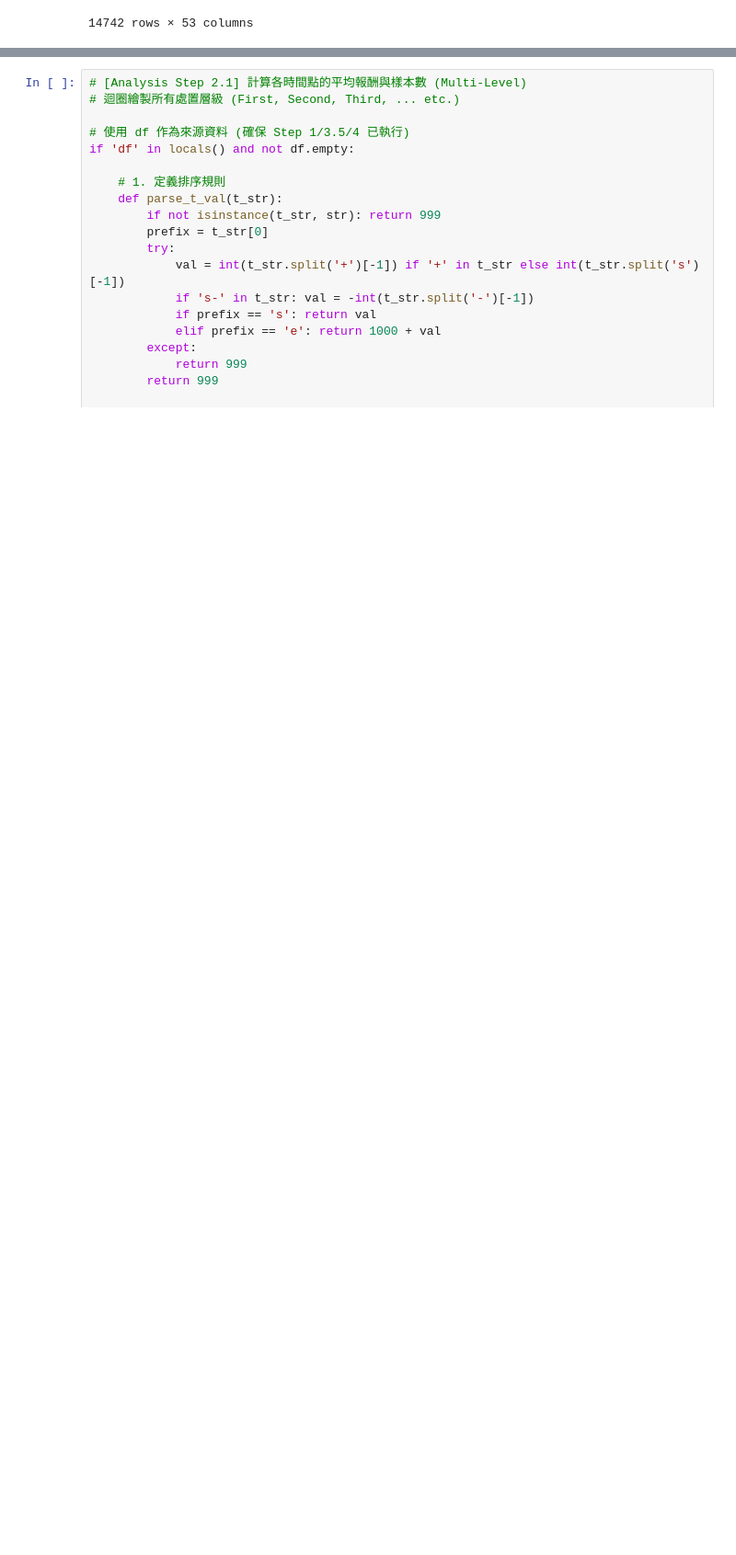
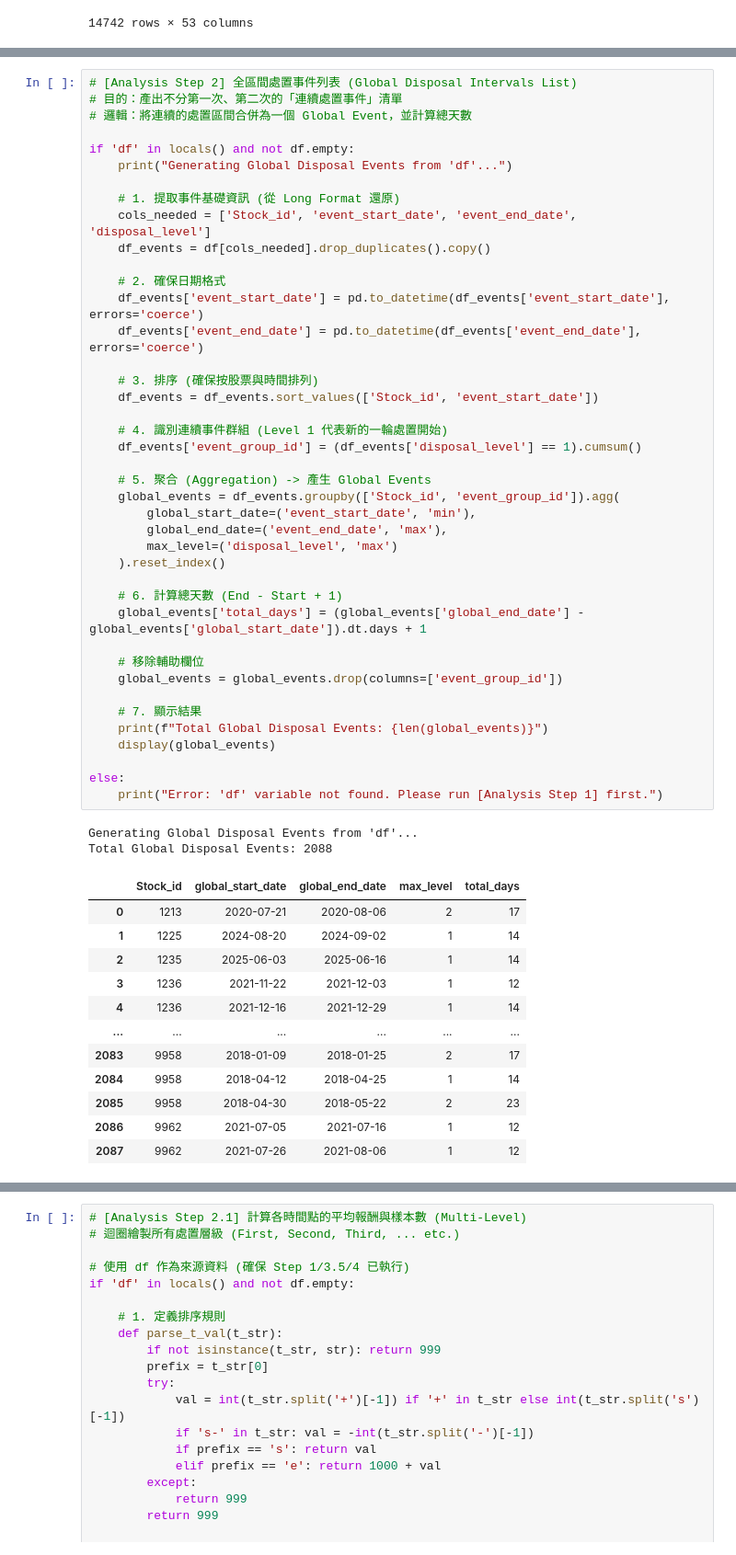
Before and after one commit to Xin95172/Quant, a Jupyter notebook: projects/disposal/main.ipynb, the cells around one changed output, grey strips where cells are left out. Shown at 92% size. Saved outputs shown, nothing was run; the diff lists cells and outputs as text; blank space fills up the shorter version.

```diff
--- a/projects/disposal/main.ipynb
+++ b/projects/disposal/main.ipynb
@@ -373,0 +335,56 @@ Total Global Events: 11627
+# %%
+# [Analysis Step 2] 全區間處置事件列表 (Global Disposal Intervals List)
+# 目的：產出不分第一次、第二次的「連續處置事件」清單
+# 邏輯：將連續的處置區間合併為一個 Global Event，並計算總天數
+
+if 'df' in locals() and not df.empty:
+    print("Generating Global Disposal Events from 'df'...")
+
+    # 1. 提取事件基礎資訊 (從 Long Format 還原)
+    cols_needed = ['Stock_id', 'event_start_date', 'event_end_date', 'disposal_level']
+    df_events = df[cols_needed].drop_duplicates().copy()
+
+    # 2. 確保日期格式
+    df_events['event_start_date'] = pd.to_datetime(df_events['event_start_date'], errors='coerce')
+    df_events['event_end_date'] = pd.to_datetime(df_events['event_end_date'], errors='coerce')
+
+    # 3. 排序 (確保按股票與時間排列)
+    df_events = df_events.sort_values(['Stock_id', 'event_start_date'])
+
+    # 4. 識別連續事件群組 (Level 1 代表新的一輪處置開始)
+    df_events['event_group_id'] = (df_events['disposal_level'] == 1).cumsum()
+
+    # 5. 聚合 (Aggregation) -> 產生 Global Events
+    global_events = df_events.groupby(['Stock_id', 'event_group_id']).agg(
+        global_start_date=('event_start_date', 'min'),
+        global_end_date=('event_end_date', 'max'),
+        max_level=('disposal_level', 'max')
+    ).reset_index()
+
+    # 6. 計算總天數 (End - Start + 1)
+    global_events['total_days'] = (global_events['global_end_date'] - global_events['global_start_date']).dt.days + 1
+
+    # 移除輔助欄位
+    global_events = global_events.drop(columns=['event_group_id'])
+
+    # 7. 顯示結果
+    print(f"Total Global Disposal Events: {len(global_events)}")
+    display(global_events)
+
+else:
+    print("Error: 'df' variable not found. Please run [Analysis Step 1] first.")
+# %% [output]
+Generating Global Disposal Events from 'df'...
+Total Global Disposal Events: 2088
+|  | Stock_id | global_start_date | global_end_date | max_level | total_days |
+| 0 | 1213 | 2020-07-21 | 2020-08-06 | 2 | 17 |
+| 1 | 1225 | 2024-08-20 | 2024-09-02 | 1 | 14 |
+| 2 | 1235 | 2025-06-03 | 2025-06-16 | 1 | 14 |
+| 3 | 1236 | 2021-11-22 | 2021-12-03 | 1 | 12 |
+| 4 | 1236 | 2021-12-16 | 2021-12-29 | 1 | 14 |
+| ... | ... | ... | ... | ... | ... |
+| 2083 | 9958 | 2018-01-09 | 2018-01-25 | 2 | 17 |
+| 2084 | 9958 | 2018-04-12 | 2018-04-25 | 1 | 14 |
+| 2085 | 9958 | 2018-04-30 | 2018-05-22 | 2 | 23 |
+| 2086 | 9962 | 2021-07-05 | 2021-07-16 | 1 | 12 |
+| 2087 | 9962 | 2021-07-26 | 2021-08-06 | 1 | 12 |
```
Also changed, not shown: parts of 2 cells of this notebook.
